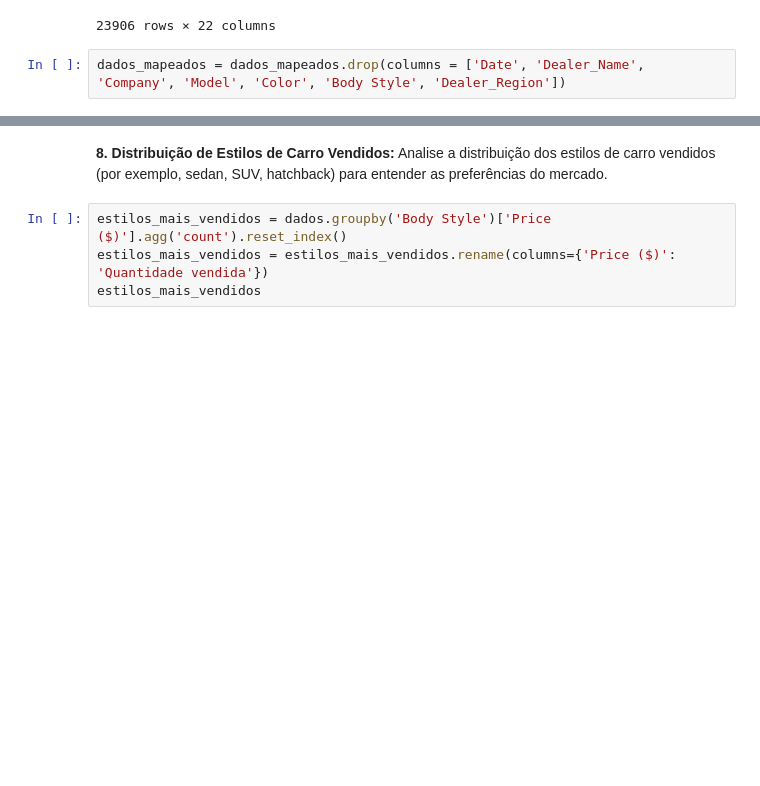
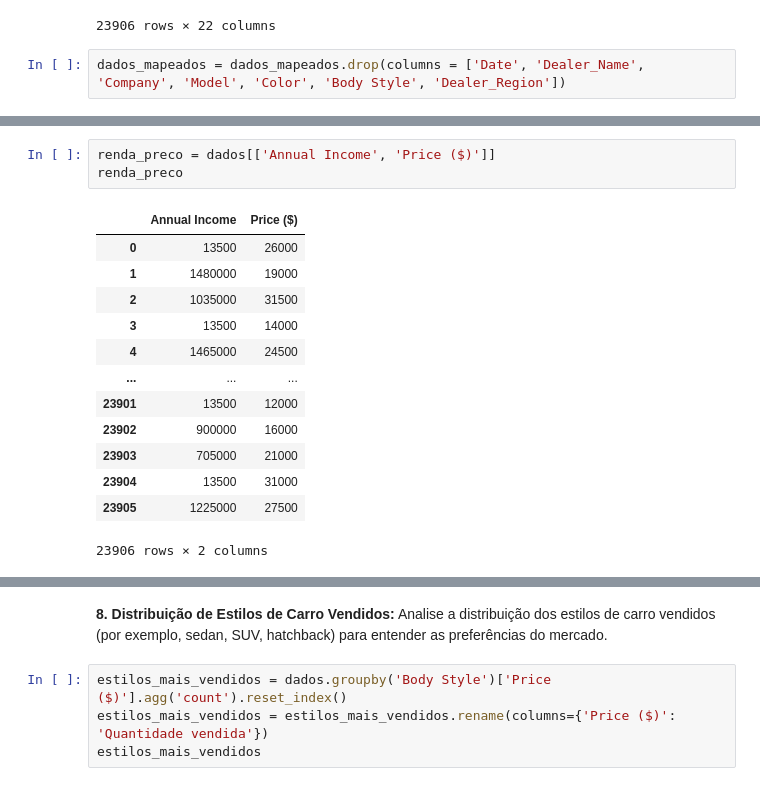
Before and after one commit to GabrielVila/Car-Sales-Report, a Jupyter notebook: projeto_carro.ipynb, the cells around one changed output, grey strips where cells are left out. Drawn from its saved outputs; the diff is of its cells as text; blank space fills up the shorter version.

```diff
--- a/projeto_carro.ipynb
+++ b/projeto_carro.ipynb
@@ -659,3 +630,20 @@ dados_mapeados.corr()
 | Body Style_Passenger | 0.011016 | -0.006474 | NaN | 0.012296 | 0.025606 | 0.006100 | -0.023814 | 0.022532 | ... |
 | Body Style_SUV | -0.006216 | -0.006258 | NaN | 0.050351 | -0.053925 | 0.030834 | -0.010454 | -0.023142 | ... |
 | Body Style_Sedan | -0.003646 | -0.001096 | NaN | -0.051268 | 0.056649 | -0.037408 | 0.017351 | 0.022256 | ... |
+# %%
+renda_preco = dados[['Annual Income', 'Price ($)']]
+renda_preco
+# %% [output]
+|  | Annual Income | Price ($) |
+| 0 | 13500 | 26000 |
+| 1 | 1480000 | 19000 |
+| 2 | 1035000 | 31500 |
+| 3 | 13500 | 14000 |
+| 4 | 1465000 | 24500 |
+| ... | ... | ... |
+| 23901 | 13500 | 12000 |
+| 23902 | 900000 | 16000 |
+| 23903 | 705000 | 21000 |
+| 23904 | 13500 | 31000 |
+| 23905 | 1225000 | 27500 |
+23906 rows × 2 columns
```
Also changed, not shown: parts of 9 cells of this notebook.
